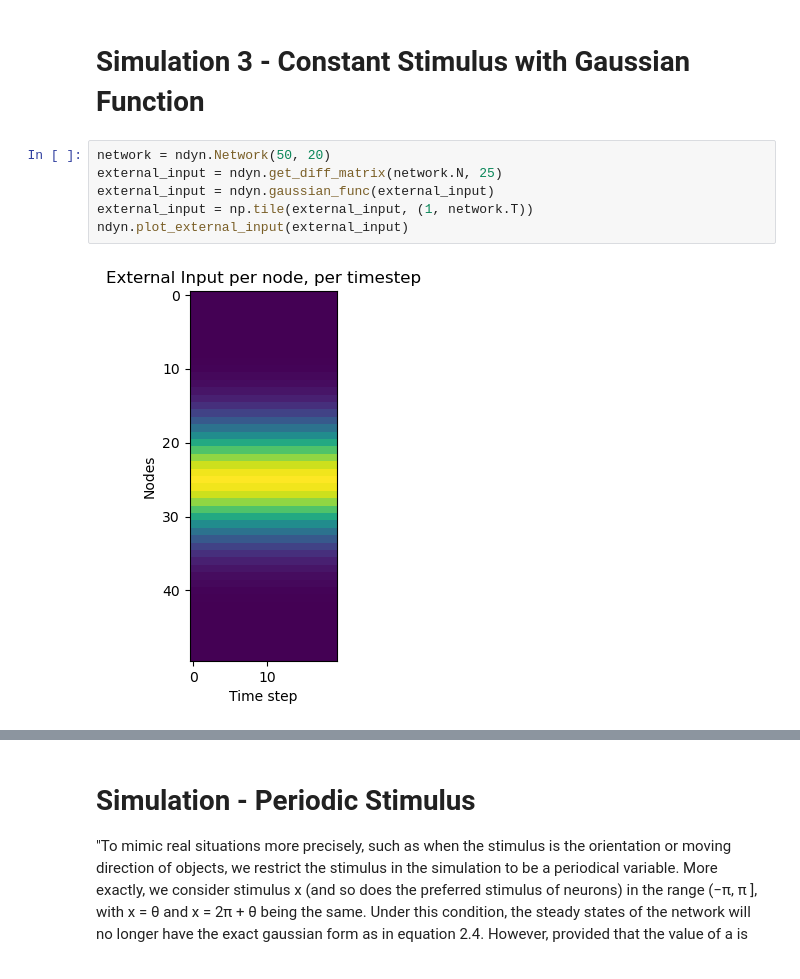
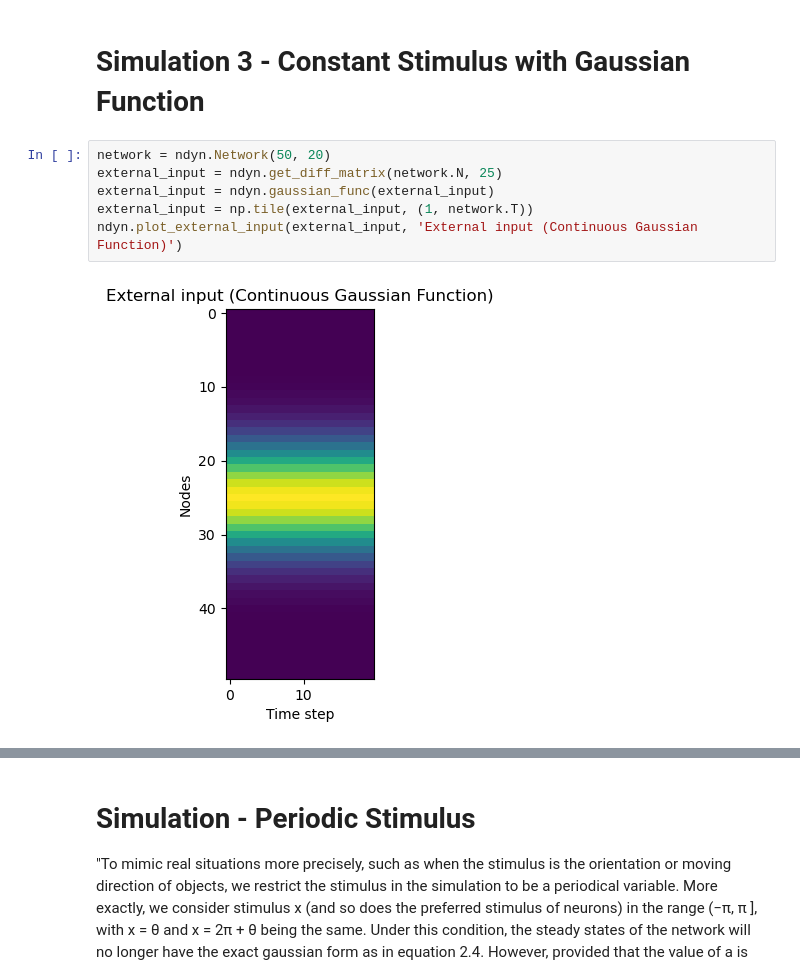
Before and after one commit to michealrm/Trappenberg_CAAN, a Jupyter notebook: caan_simulation.ipynb, the cells around one changed output, grey strips where cells are left out. Saved outputs shown, nothing was run; the diff lists cells and outputs as text.

```diff
--- a/caan_simulation.ipynb
+++ b/caan_simulation.ipynb
@@ -65,11 +74,11 @@ ndyn.plot_firing_rate(network)
 # %%
 network = ndyn.Network(50, 20)
 external_input = ndyn.get_diff_matrix(network.N, 25)
 external_input = ndyn.gaussian_func(external_input)
 external_input = np.tile(external_input, (1, network.T))
-ndyn.plot_external_input(external_input)
+ndyn.plot_external_input(external_input, 'External input (Continuous Gaussian Function)')
 # %% [output]
-[figure, old version]
+[figure, new version]
 # %%
 network.simulate(external_input, ndyn.sp_solve_ivp, lambda sol: sol.y)
 ndyn.plot_firing_rate(network)
```
Also changed, not shown: parts of 17 cells of this notebook, 1 other file.
